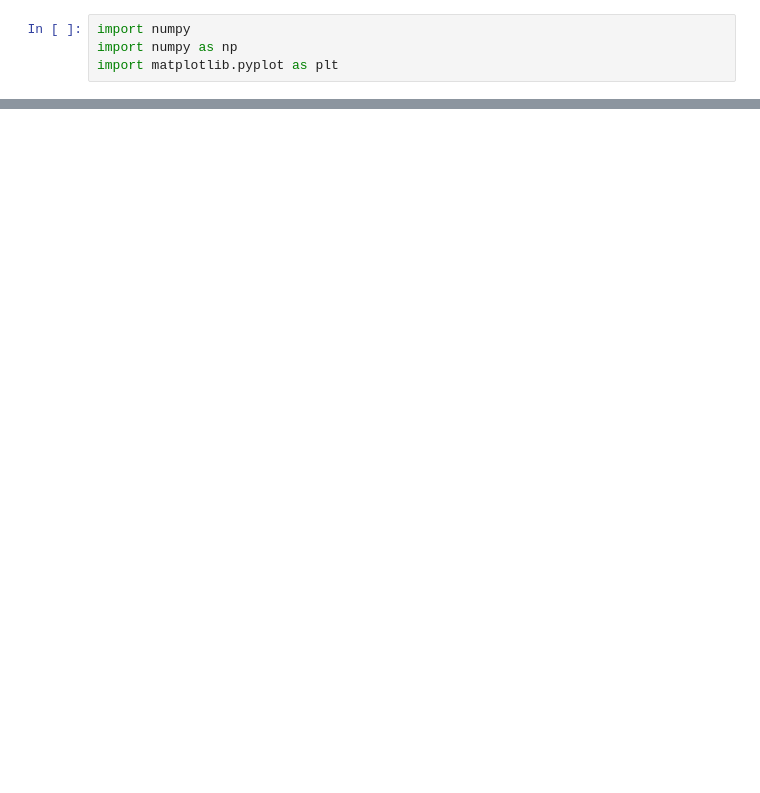
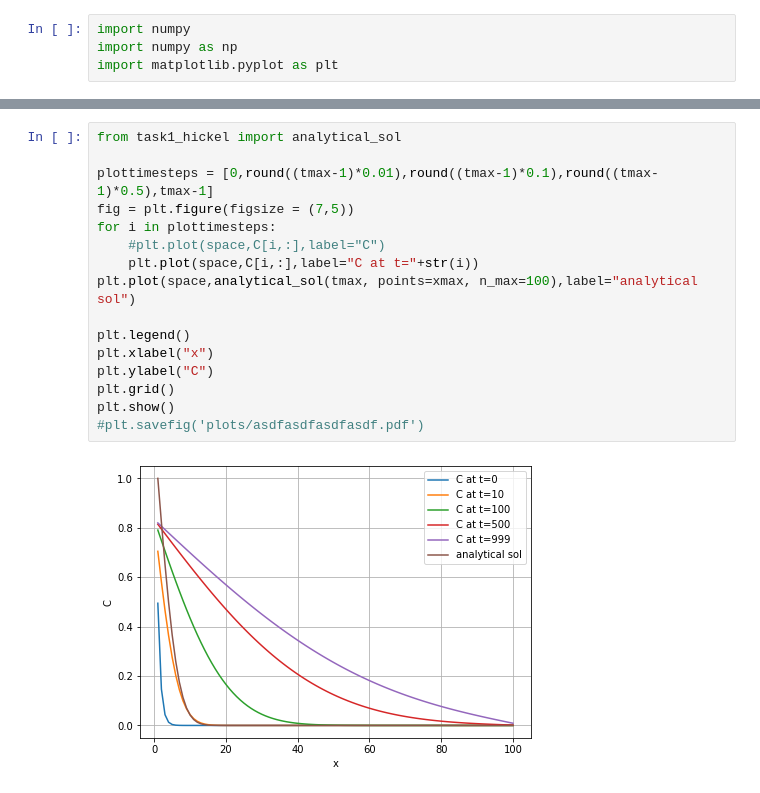
Before and after one commit to hitimr/NSSC2, a Jupyter notebook: Ex3/task4.ipynb, the cells around one changed output, grey strips where cells are left out. Cells and saved outputs as stored; diff of their text form; blank space fills up the shorter version.

Commit message:
task4

```diff
--- a/Ex3/task4.ipynb
+++ b/Ex3/task4.ipynb
@@ -103,0 +111,18 @@ plt.show()
+# %%
+from task1_hickel import analytical_sol
+
+plottimesteps = [0,round((tmax-1)*0.01),round((tmax-1)*0.1),round((tmax-1)*0.5),tmax-1]
+fig = plt.figure(figsize = (7,5))
+for i in plottimesteps:
+    #plt.plot(space,C[i,:],label="C")
+    plt.plot(space,C[i,:],label="C at t="+str(i))
+plt.plot(space,analytical_sol(tmax, points=xmax, n_max=100),label="analytical sol")
+
+plt.legend()
+plt.xlabel("x")
+plt.ylabel("C")
+plt.grid()
+plt.show()
+#plt.savefig('plots/asdfasdfasdfasdf.pdf')
+# %% [output]
+[figure, added]
```
Also changed, not shown: parts of 4 cells of this notebook, 3 other files.
